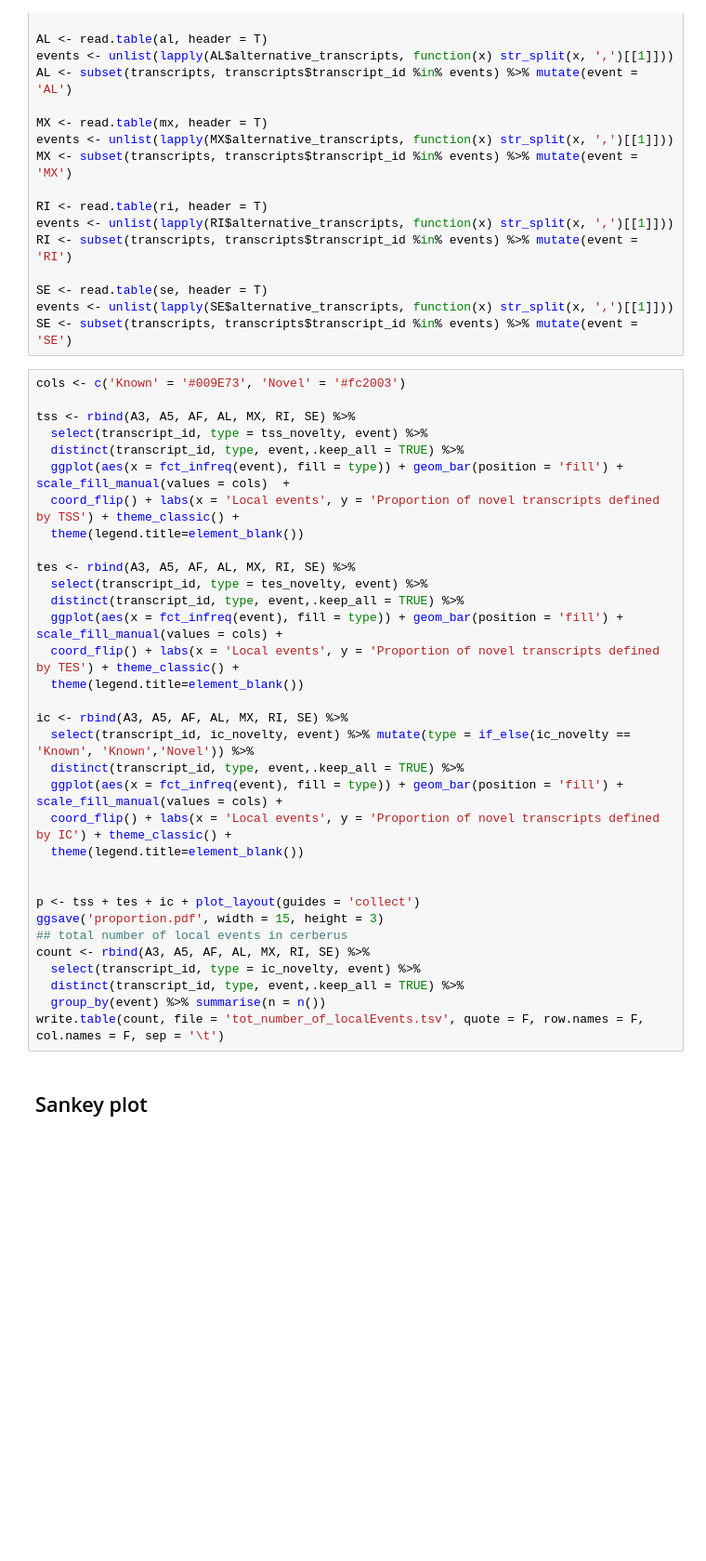
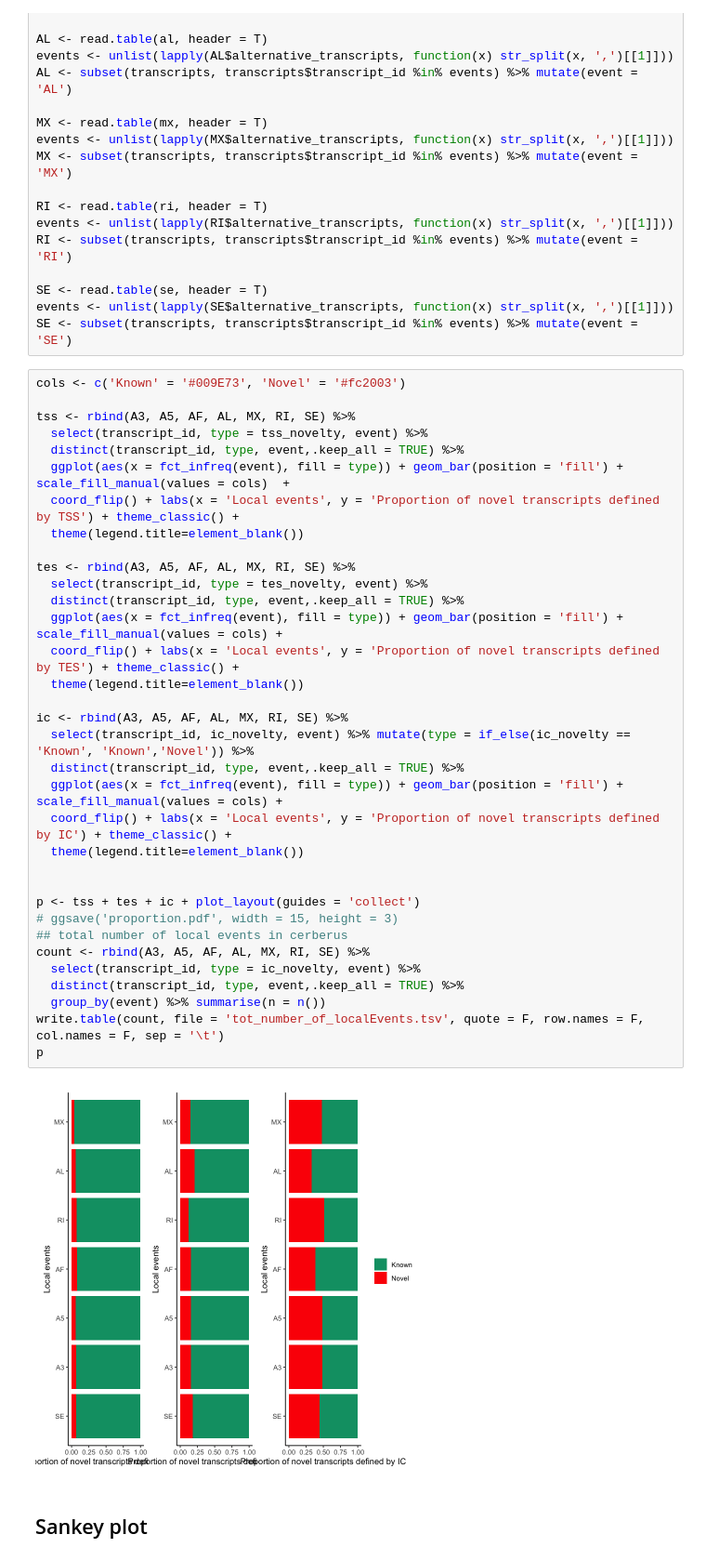
Before and after one commit to fairliereese/paper_rnawg, a Jupyter notebook: figures/figS8/figS8.ipynb, the cells around one changed output. Shown at 93% size. Saved outputs shown, nothing was run; the diff lists cells and outputs as text; blank space fills up the shorter version.

```diff
--- a/figures/figS8/figS8.ipynb
+++ b/figures/figS8/figS8.ipynb
@@ -67,34 +81,37 @@ cols <- c('Known' = '#009E73', 'Novel' = '#fc2003')
 
 tss <- rbind(A3, A5, AF, AL, MX, RI, SE) %>%
   select(transcript_id, type = tss_novelty, event) %>%
   distinct(transcript_id, type, event,.keep_all = TRUE) %>%
   ggplot(aes(x = fct_infreq(event), fill = type)) + geom_bar(position = 'fill') +  scale_fill_manual(values = cols)  +
   coord_flip() + labs(x = 'Local events', y = 'Proportion of novel transcripts defined by TSS') + theme_classic() +
   theme(legend.title=element_blank())
 
 tes <- rbind(A3, A5, AF, AL, MX, RI, SE) %>%
   select(transcript_id, type = tes_novelty, event) %>%
   distinct(transcript_id, type, event,.keep_all = TRUE) %>%
   ggplot(aes(x = fct_infreq(event), fill = type)) + geom_bar(position = 'fill') + scale_fill_manual(values = cols) +
   coord_flip() + labs(x = 'Local events', y = 'Proportion of novel transcripts defined by TES') + theme_classic() +
   theme(legend.title=element_blank())
 
 ic <- rbind(A3, A5, AF, AL, MX, RI, SE) %>%
   select(transcript_id, ic_novelty, event) %>% mutate(type = if_else(ic_novelty == 'Known', 'Known','Novel')) %>%
   distinct(transcript_id, type, event,.keep_all = TRUE) %>%
   ggplot(aes(x = fct_infreq(event), fill = type)) + geom_bar(position = 'fill') + scale_fill_manual(values = cols) +
   coord_flip() + labs(x = 'Local events', y = 'Proportion of novel transcripts defined by IC') + theme_classic() +
   theme(legend.title=element_blank())
 
 
 p <- tss + tes + ic + plot_layout(guides = 'collect')
-ggsave('proportion.pdf', width = 15, height = 3)
+# ggsave('proportion.pdf', width = 15, height = 3)
 ## total number of local events in cerberus
 count <- rbind(A3, A5, AF, AL, MX, RI, SE) %>%
   select(transcript_id, type = ic_novelty, event) %>%
   distinct(transcript_id, type, event,.keep_all = TRUE) %>%
   group_by(event) %>% summarise(n = n())
 write.table(count, file = 'tot_number_of_localEvents.tsv', quote = F, row.names = F, col.names = F, sep = '\t')
+p
+# %% [output]
+[figure, added]
 # %% [markdown]
 ## Sankey plot
 # %%
```
Also changed, not shown: parts of 10 cells of this notebook, 7 other files.
